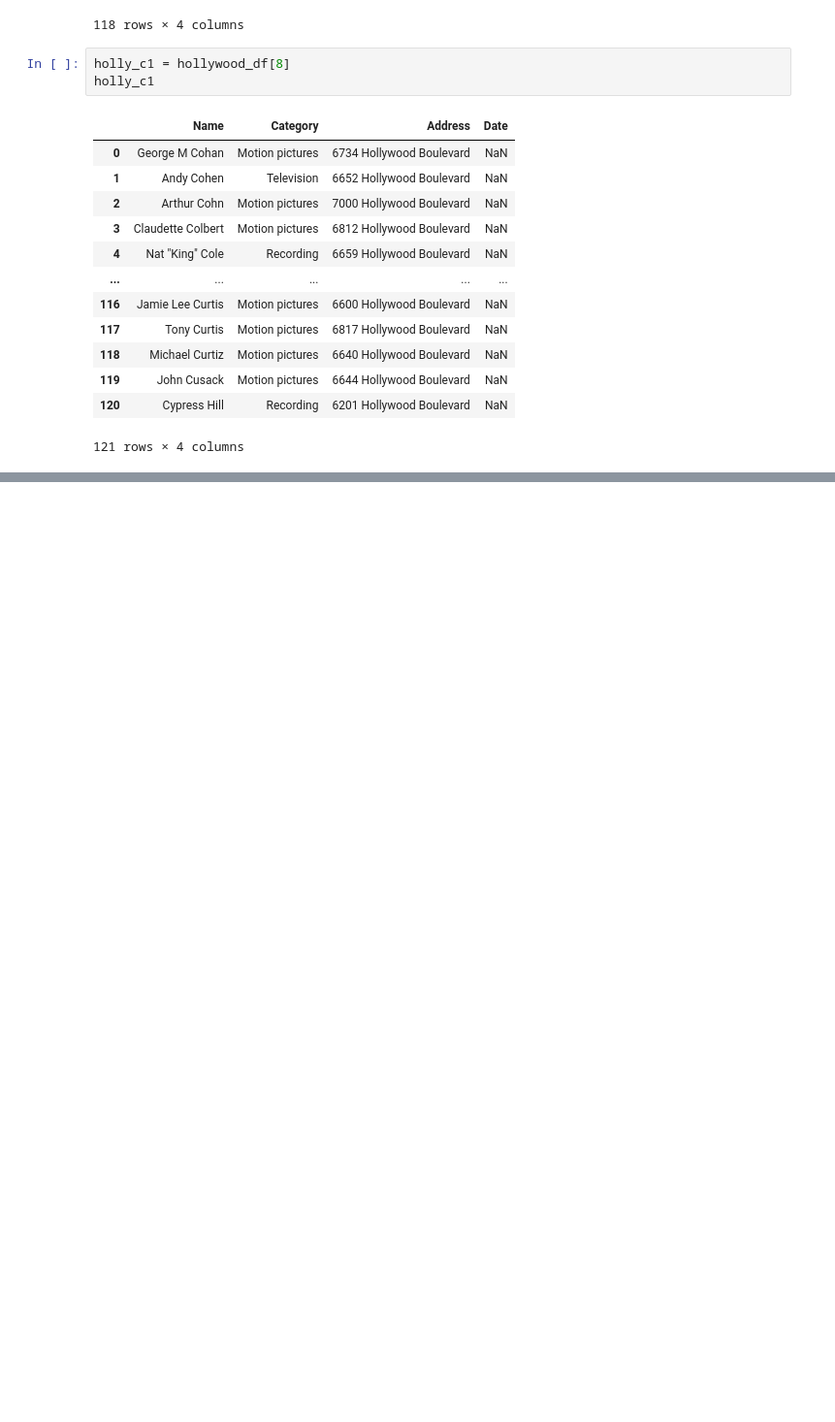
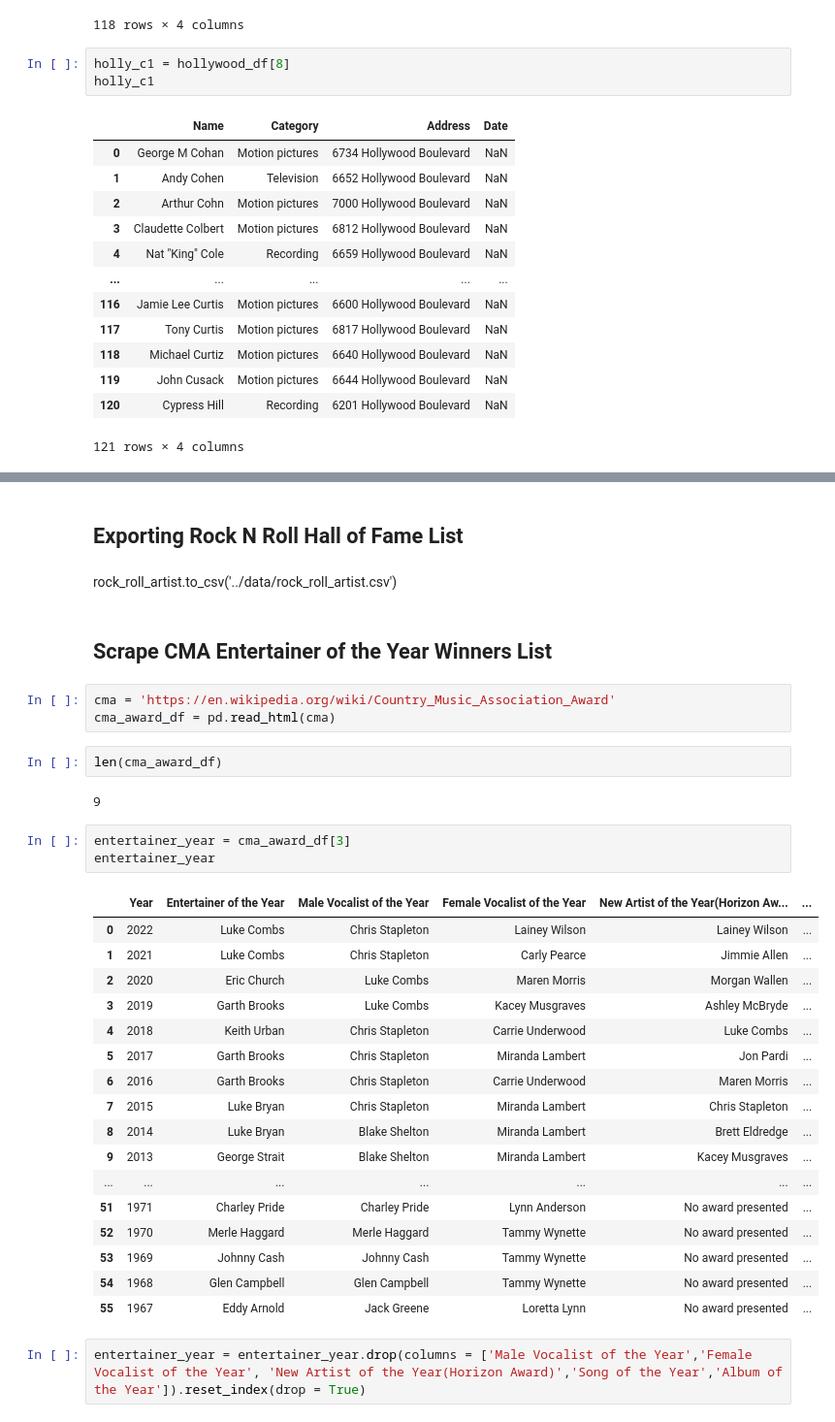
Before and after one commit to mburns74/marty_capstone, a Jupyter notebook: scripts/m_burns_cap_scrape.ipynb, the cells around one changed output, grey strips where cells are left out. Shown at 97% size. Cells and saved outputs as stored; diff of their text form; blank space fills up the shorter version.

```diff
--- a/scripts/m_burns_cap_scrape.ipynb
+++ b/scripts/m_burns_cap_scrape.ipynb
@@ -846,0 +1599,36 @@ holly_c1
+# %% [markdown]
+## Exporting Rock N Roll Hall of Fame List
+# %% [markdown]
+rock_roll_artist.to_csv('../data/rock_roll_artist.csv')
+# %% [markdown]
+## Scrape CMA Entertainer of the Year Winners List
+# %%
+cma = 'https://en.wikipedia.org/wiki/Country_Music_Association_Award'
+cma_award_df = pd.read_html(cma)
+# %%
+len(cma_award_df)
+# %% [output]
+9
+# %%
+entertainer_year = cma_award_df[3]
+entertainer_year
+# %% [output]
+|  | Year | Entertainer of the Year | Male Vocalist of the Year | Female Vocalist of the Year | New Artist of the Year(Horizon Aw... | ... |
+| 0 | 2022 | Luke Combs | Chris Stapleton | Lainey Wilson | Lainey Wilson | ... |
+| 1 | 2021 | Luke Combs | Chris Stapleton | Carly Pearce | Jimmie Allen | ... |
+| 2 | 2020 | Eric Church | Luke Combs | Maren Morris | Morgan Wallen | ... |
+| 3 | 2019 | Garth Brooks | Luke Combs | Kacey Musgraves | Ashley McBryde | ... |
+| 4 | 2018 | Keith Urban | Chris Stapleton | Carrie Underwood | Luke Combs | ... |
+| 5 | 2017 | Garth Brooks | Chris Stapleton | Miranda Lambert | Jon Pardi | ... |
+| 6 | 2016 | Garth Brooks | Chris Stapleton | Carrie Underwood | Maren Morris | ... |
+| 7 | 2015 | Luke Bryan | Chris Stapleton | Miranda Lambert | Chris Stapleton | ... |
+| 8 | 2014 | Luke Bryan | Blake Shelton | Miranda Lambert | Brett Eldredge | ... |
+| 9 | 2013 | George Strait | Blake Shelton | Miranda Lambert | Kacey Musgraves | ... |
+| ... | ... | ... | ... | ... | ... | ... |
+| 51 | 1971 | Charley Pride | Charley Pride | Lynn Anderson | No award presented | ... |
+| 52 | 1970 | Merle Haggard | Merle Haggard | Tammy Wynette | No award presented | ... |
+| 53 | 1969 | Johnny Cash | Johnny Cash | Tammy Wynette | No award presented | ... |
+| 54 | 1968 | Glen Campbell | Glen Campbell | Tammy Wynette | No award presented | ... |
+| 55 | 1967 | Eddy Arnold | Jack Greene | Loretta Lynn | No award presented | ... |
+# %%
+entertainer_year = entertainer_year.drop(columns = ['Male Vocalist of the Year','Female Vocalist of the Year', 'New Artist of the Year(Horizon Award)','Song of the Year','Album of the Year']).reset_index(drop = True)
```
Also changed, not shown: parts of 62 cells of this notebook.
